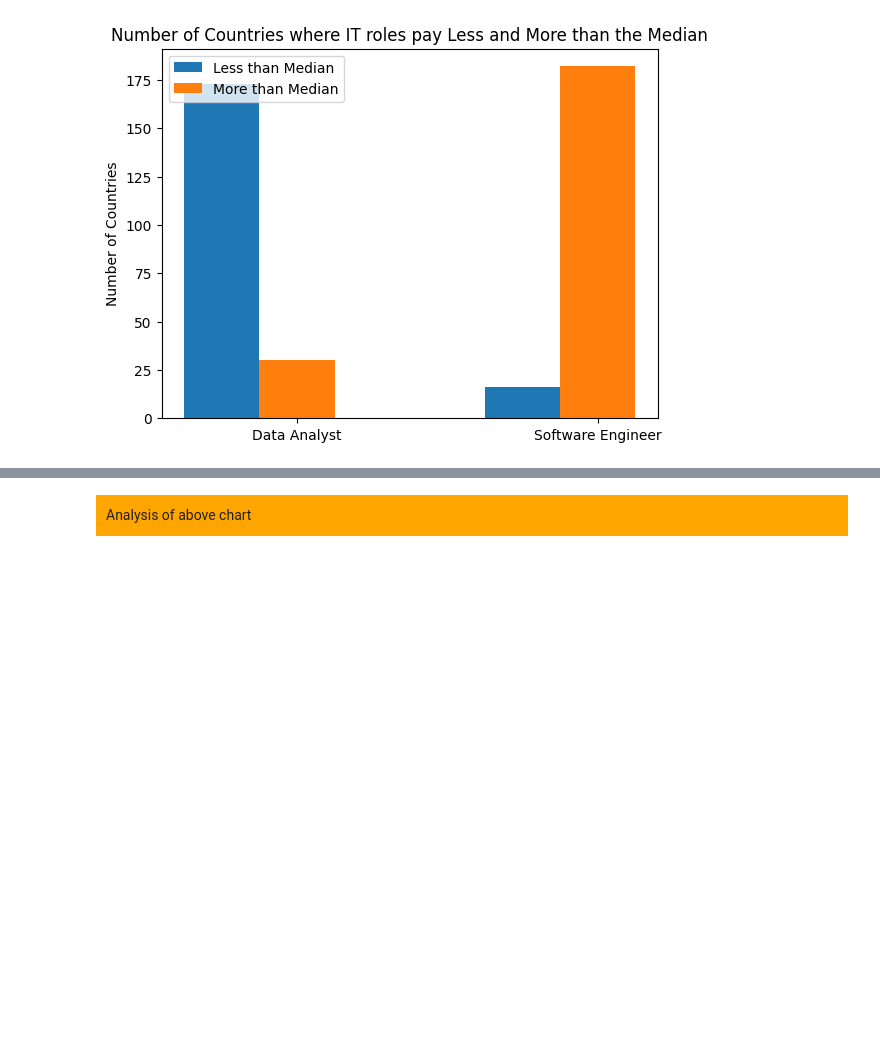
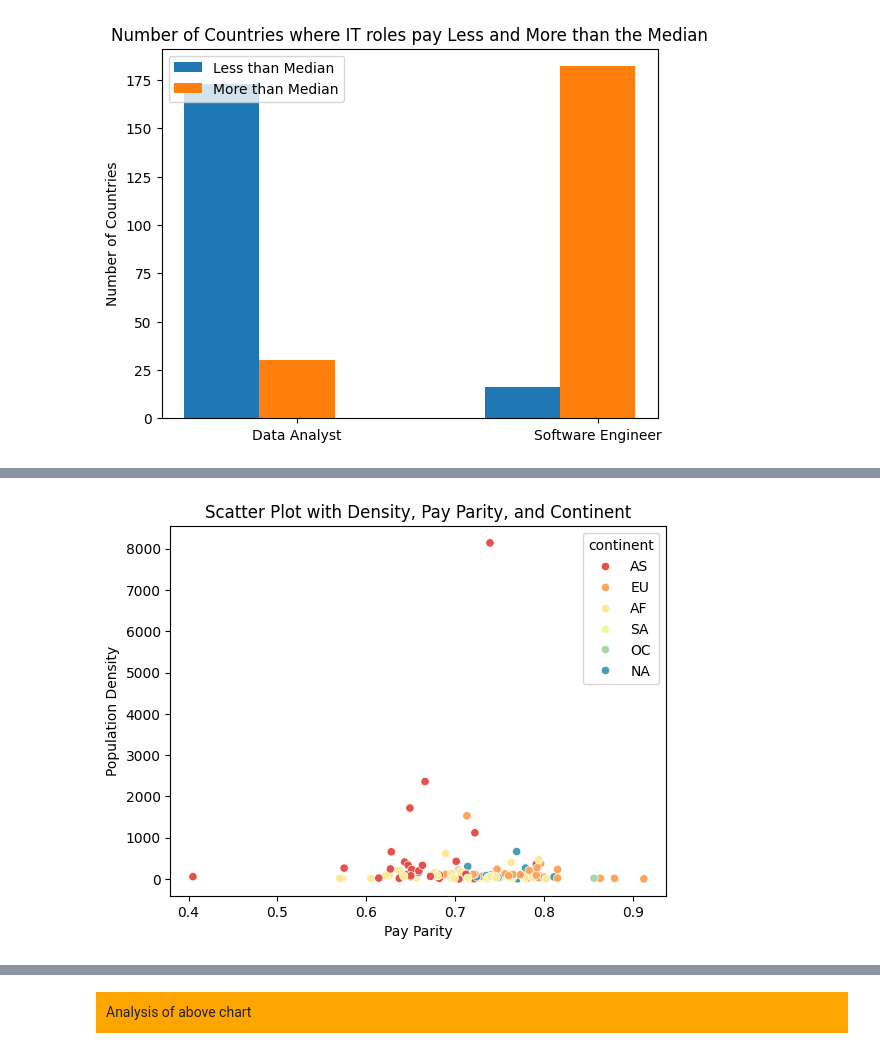
Before and after one commit to Tatiana-Ngamba/The-GitGirls-Collective-group-7, a Jupyter notebook: GLOBAL IT SALARY ANALYSIS - Notebook Part 2 (Data Analysis).ipynb, the cells around one changed output, grey strips where cells are left out. Cells and saved outputs as stored; diff of their text form; code cells hidden in the pictures; blank space fills up the shorter version.

```diff
--- a/GLOBAL IT SALARY ANALYSIS - Notebook Part 2 (Data Analysis).ipynb
+++ b/GLOBAL IT SALARY ANALYSIS - Notebook Part 2 (Data Analysis).ipynb
@@ -823,0 +912,4 @@ plt.show()
+# %%
+analyst=np.where(SQL_all_df['Job_id']=='DATA-ANALYST')
+data=SQL_all_df.iloc[analyst]
+data
@@ -823,0 +950,4 @@ plt.show()
+# %%
+continent = 'continent'
+new_string = 'NA'
+data[continent].fillna(new_string, inplace=True)
@@ -823,0 +979,3 @@ plt.show()
+# %%
+data=data.dropna()
+data
@@ -823,0 +996,24 @@ plt.show()
+# %%
+#Adds a column with the pay parity category for each country. 1=low, 2=medium, 3=high.
+def gender_pay_category(value):
+    if value < 0.5:
+        return 1
+    elif 0.5 <= value <= 0.7:
+        return 2
+    else:
+        return 3
+
+data['gender_Pay_Num'] = data['gender_Pay'].apply(gender_pay_category)
+
+#Adds a column where each continent corresponds with a number so that the SVM model can calculate the metrics (MAE, MSE)
+continent_mapping = {'NA': 1, 'EU': 2, 'AS': 3, 'AF': 4, 'SA': 5, 'OC': 6}
+data['Continent_Num'] = data['continent'].map(continent_mapping)
+
+#Adds a column for population density (population/area) for each country.
+area=data['Area_in_km2']
+pop= data['population']
+density=pop/area
+
+data['density'] = density
+
+data
@@ -823,0 +1049,10 @@ plt.show()
+# %%
+sns.scatterplot(x='gender_Pay', y='density', hue='continent', data=data, palette='Spectral')
+
+plt.xlabel('Pay Parity')
+plt.ylabel('Population Density')
+plt.title('Scatter Plot with Density, Pay Parity, and Continent')
+
+plt.show()
+# %% [output]
+[figure, added]
```
Also changed, not shown: parts of 23 cells of this notebook, 1 other file.
